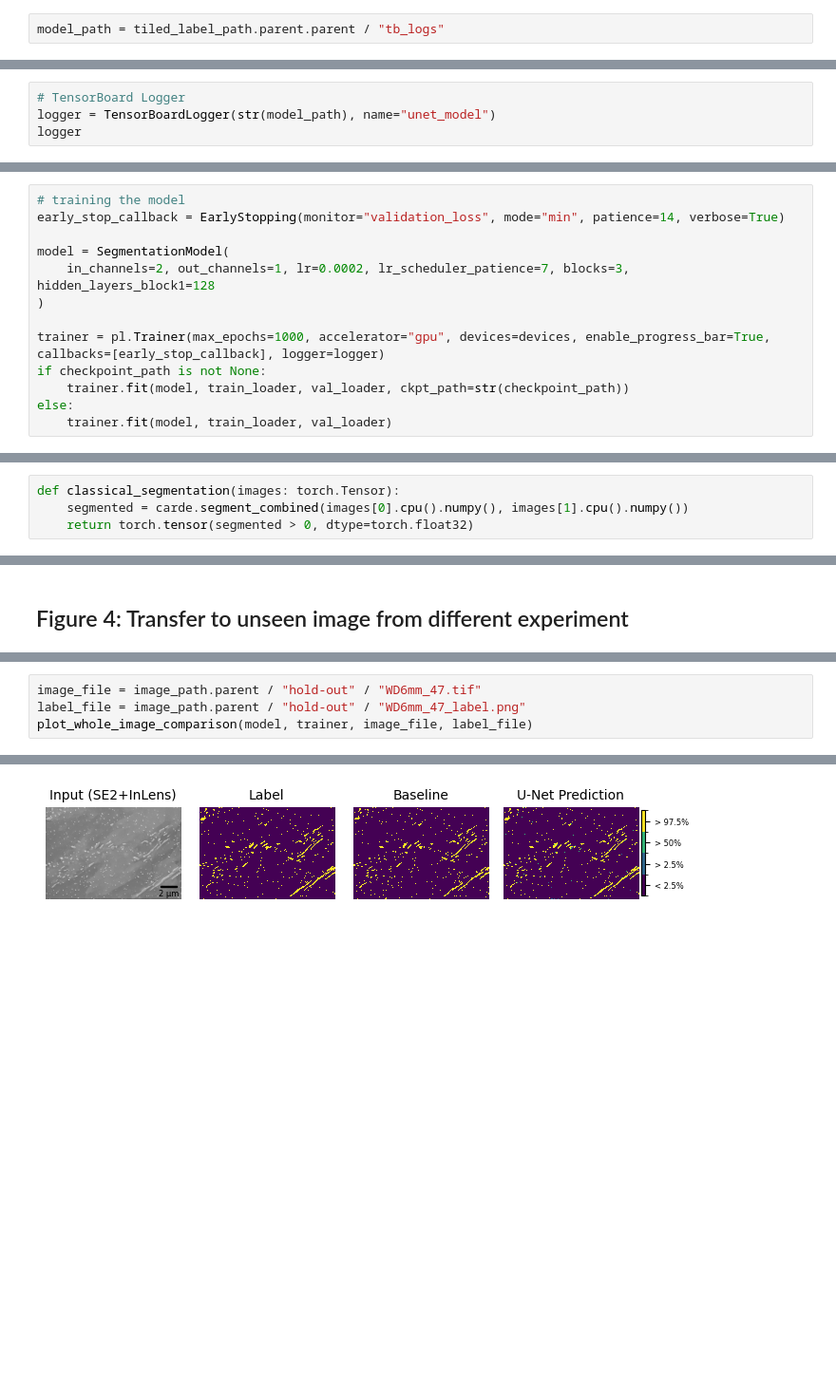
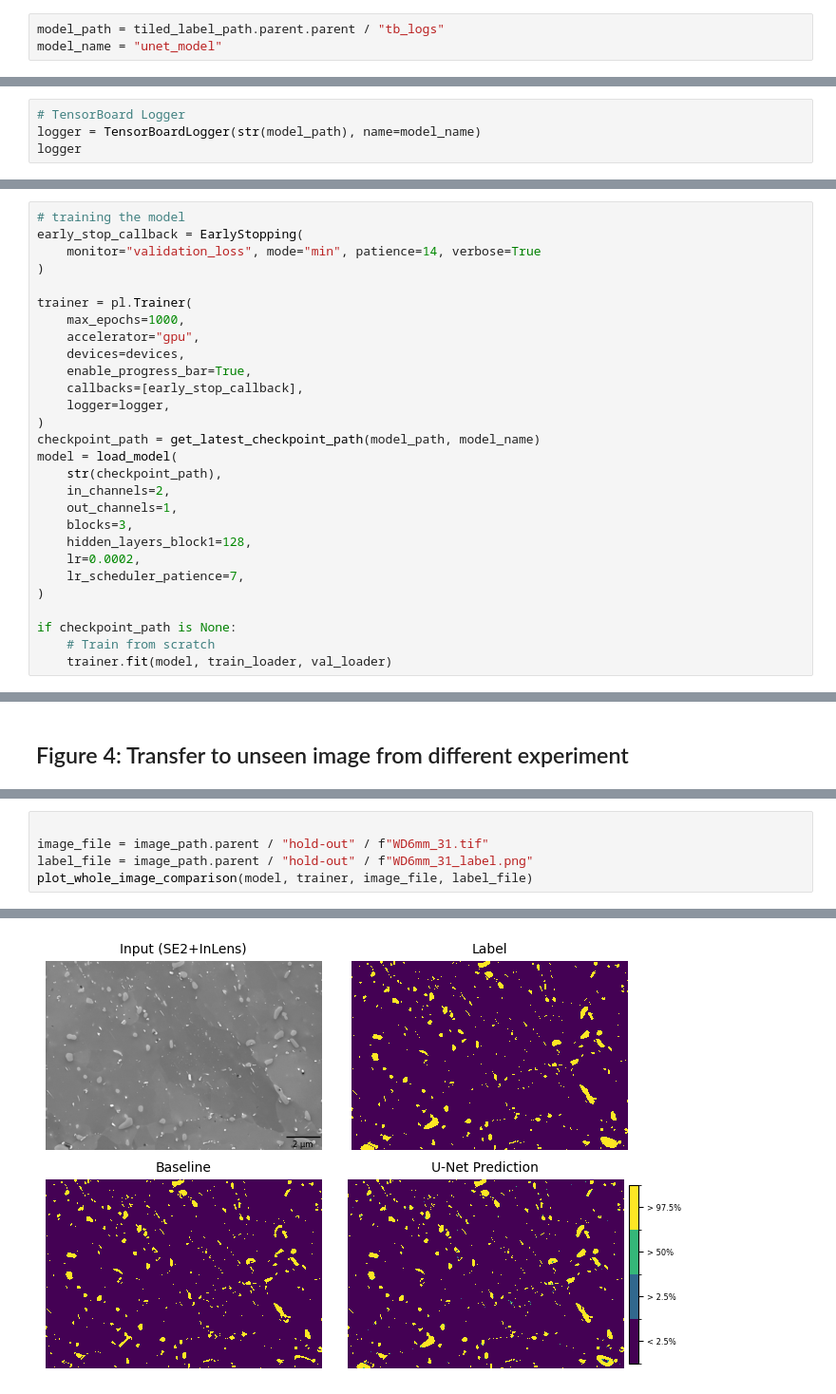
Before and after one commit to thawn/carde, a Jupyter notebook: docs/notebooks/run_unet_experiments.ipynb, the cells around one changed output, grey strips where cells are left out. Shown: that part at 95% size. Drawn from its saved outputs; the diff is of its cells as text; blank space fills up the shorter version.

```diff
--- a/docs/notebooks/run_unet_experiments.ipynb
+++ b/docs/notebooks/run_unet_experiments.ipynb
@@ -144,6 +151,7 @@ SVG(figure_path / "figure_1_data_and_model_combined.svg")
 ## Figure 2: Model training
 # %%
 model_path = tiled_label_path.parent.parent / "tb_logs"
+model_name = "unet_model"
 # %%
 # create dataset
 dataset = SEMTileDataset(tiled_image_path, tiled_label_path, train=True)
@@ -189,20 +182,35 @@ Loading checkpoint from ../../data/cloud/tb_logs/unet_model/version_0/checkpoint
 # %%
 # TensorBoard Logger
-logger = TensorBoardLogger(str(model_path), name="unet_model")
+logger = TensorBoardLogger(str(model_path), name=model_name)
 logger
 # %% [output]
 <pytorch_lightning.loggers.tensorboard.TensorBoardLogger at 0x...>
 # %%
 # training the model
-early_stop_callback = EarlyStopping(monitor="validation_loss", mode="min", patience=14, verbose=True)
-
-model = SegmentationModel(
-    in_channels=2, out_channels=1, lr=0.0002, lr_scheduler_patience=7, blocks=3, hidden_layers_block1=128
+early_stop_callback = EarlyStopping(
+    monitor="validation_loss", mode="min", patience=14, verbose=True
 )
 
-trainer = pl.Trainer(max_epochs=1000, accelerator="gpu", devices=devices, enable_progress_bar=True, callbacks=[early_stop_callback], logger=logger)
-if checkpoint_path is not None:
-    trainer.fit(model, train_loader, val_loader, ckpt_path=str(checkpoint_path))
-else:
+trainer = pl.Trainer(
+    max_epochs=1000,
+    accelerator="gpu",
+    devices=devices,
+    enable_progress_bar=True,
+    callbacks=[early_stop_callback],
+    logger=logger,
+)
+checkpoint_path = get_latest_checkpoint_path(model_path, model_name)
+model = load_model(
+    str(checkpoint_path),
+    in_channels=2,
+    out_channels=1,
+    blocks=3,
+    hidden_layers_block1=128,
+    lr=0.0002,
+    lr_scheduler_patience=7,
+)
+
+if checkpoint_path is None:
+    # Train from scratch
     trainer.fit(model, train_loader, val_loader)
 # %% [output]
@@ -294,6 +290,2 @@ fig.savefig(figure_path / "figure_2_training_results.svg", dpi=300)
 # %% [markdown]
 ## Figure 3: model evaluation
-# %%
-def classical_segmentation(images: torch.Tensor):
-    segmented = carde.segment_combined(images[0].cpu().numpy(), images[1].cpu().numpy())
-    return torch.tensor(segmented > 0, dtype=torch.float32)
@@ -531,7 +479,8 @@ def plot_whole_image_comparison(model: SegmentationModel, trainer: pl.Trainer, i
     fig.savefig(figure_path / "figure_4_whole_image_evaluation.svg", dpi=300)
     plt.show()
 # %%
-image_file = image_path.parent / "hold-out" / "WD6mm_47.tif"
-label_file = image_path.parent / "hold-out" / "WD6mm_47_label.png"
+
+image_file = image_path.parent / "hold-out" / f"WD6mm_31.tif"
+label_file = image_path.parent / "hold-out" / f"WD6mm_31_label.png"
 plot_whole_image_comparison(model, trainer, image_file, label_file)
 # %% [output]
@@ -543 +492 @@ U-Net score on full image: 0.954
-[figure, old version]
+[figure, new version]
```
Also changed, not shown: parts of 15 cells of this notebook, 3 other files.
